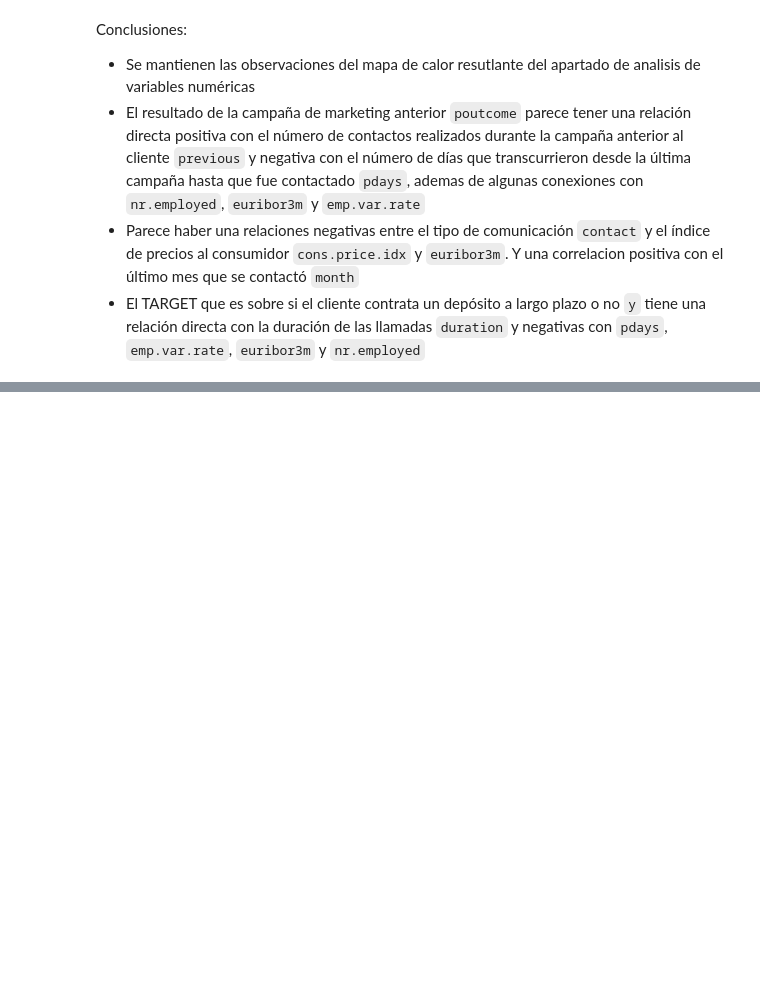
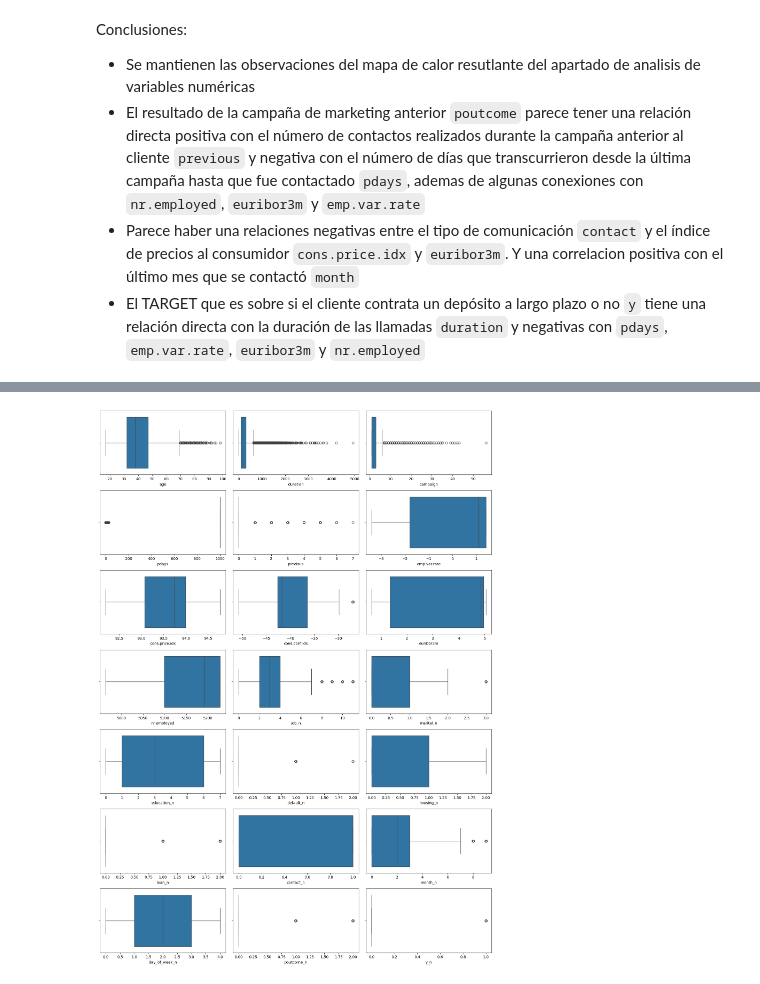
Before and after one commit to 4GeeksAcademy/machine-learning-python-template-bank-BryanJumbo, a Jupyter notebook: src/explore.ipynb, the cells around one changed output, grey strips where cells are left out. Saved outputs shown, nothing was run; the diff lists cells and outputs as text; code cells hidden in the pictures; blank space fills up the shorter version.

```diff
--- a/src/explore.ipynb
+++ b/src/explore.ipynb
@@ -511,7 +511,7 @@ df_num_total
 fig, axis = plt.subplots(figsize = (15, 15))
 
 num_list = [col for col in df_num_total.columns if df_num_total[col].dtype == "int64" or df_num_total[col].dtype == "float64"]
-print(num_list)
+df_enc = df_num_total[[col for col in df_num_total.columns if col in num_list]]
 sns.heatmap(df_num_total[num_list].corr(), annot = True, fmt = ".2f")
 
 plt.tight_layout()
@@ -528,0 +544,27 @@ Conclusiones:
+# %%
+
+n = len(df_enc.columns)
+n_cols = 3
+n_rows = math.ceil(n / n_cols)
+
+fig, axis = plt.subplots(n_rows, n_cols, figsize=(15, 3 * n_rows))
+
+axis = np.array(axis)
+if axis.ndim == 1:
+    axis = axis.reshape(-1, n_cols)
+
+for idx, col in enumerate(df_enc.columns):
+    row = idx // n_cols
+    col_pos = idx % n_cols
+    sns.boxplot(ax=axis[row, col_pos], data=df_enc, x=col)
+
+# Oculta subplots vacíos
+for idx in range(len(df_enc), n_rows * n_cols):
+    row = idx // n_cols
+    col_pos = idx % n_cols
+    fig.delaxes(axis[row, col_pos])
+
+plt.tight_layout()
+plt.show()
+# %% [output]
+[figure, added]
```
Also changed, not shown: parts of 3 cells of this notebook.
